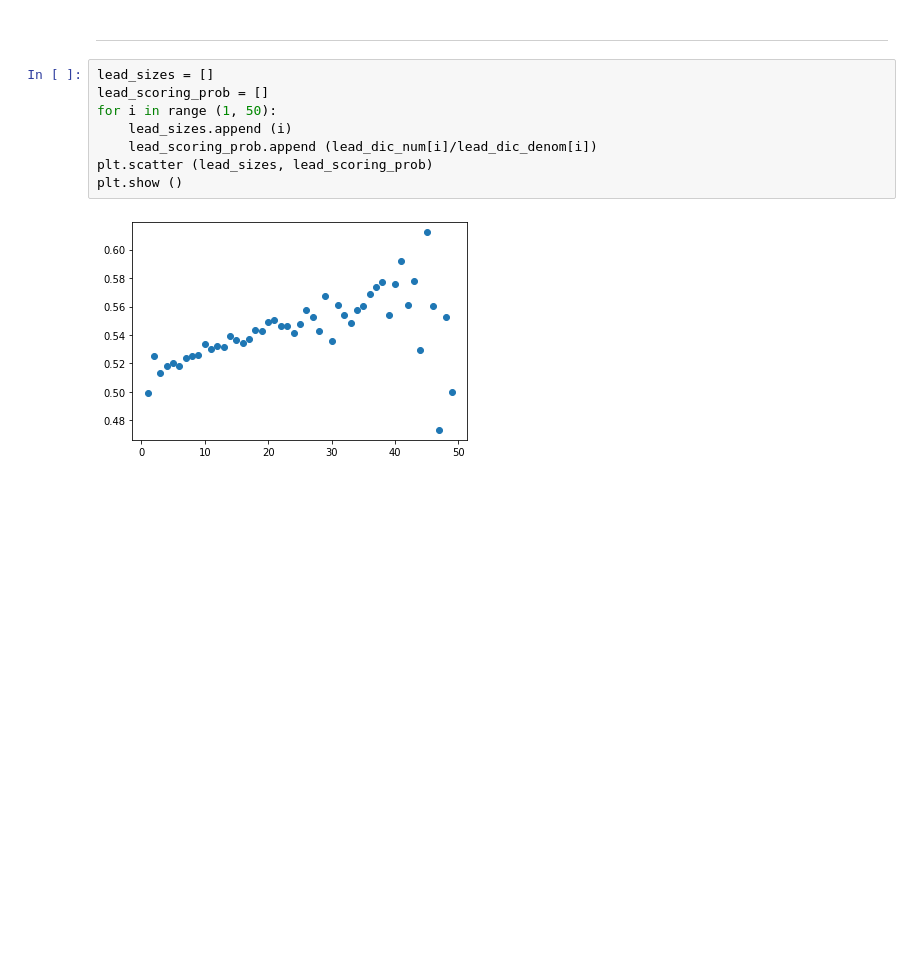
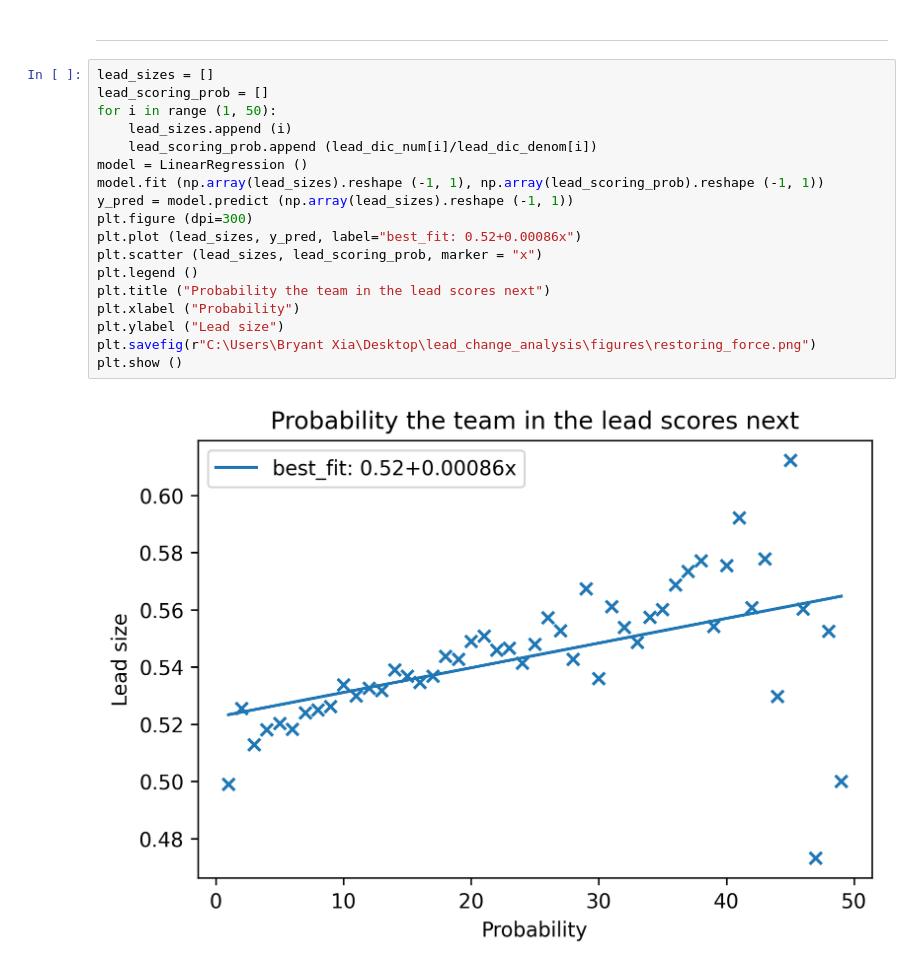
Before and after one commit to bryantx22/nba_random_walk, a Jupyter notebook: pbp_games/scoring_rate_and_dist.ipynb, the cells around one changed output. Drawn from its saved outputs; the diff is of its cells as text; blank space fills up the shorter version.

```diff
--- a/pbp_games/scoring_rate_and_dist.ipynb
+++ b/pbp_games/scoring_rate_and_dist.ipynb
@@ -357,13 +357,23 @@ print (lead_dic_denom)
 {1: 82469, 2: 88593, 3: 79119, 4: 72722, 5: 67312, 6: 61871, 7: 55677, 8: 51106, 9: 45749, 10: 41240, 11: 36730, 12: 33032, 13: 29466, 14: 26025, 15: 23356, 16: 20562, 17: 18099, 18: 16041, 19: 14059, ...
 # %% [markdown]
 ---
-# %%
-lead_sizes = []
-lead_scoring_prob = []
-for i in range (1, 50):
-    lead_sizes.append (i)
-    lead_scoring_prob.append (lead_dic_num[i]/lead_dic_denom[i])
-plt.scatter (lead_sizes, lead_scoring_prob)
-plt.show ()
-# %% [output]
-[figure, removed]
+# %%
+lead_sizes = []
+lead_scoring_prob = []
+for i in range (1, 50):
+    lead_sizes.append (i)
+    lead_scoring_prob.append (lead_dic_num[i]/lead_dic_denom[i])
+model = LinearRegression ()
+model.fit (np.array(lead_sizes).reshape (-1, 1), np.array(lead_scoring_prob).reshape (-1, 1))
+y_pred = model.predict (np.array(lead_sizes).reshape (-1, 1))
+plt.figure (dpi=300)
+plt.plot (lead_sizes, y_pred, label="best_fit: 0.52+0.00086x")
+plt.scatter (lead_sizes, lead_scoring_prob, marker = "x")
+plt.legend ()
+plt.title ("Probability the team in the lead scores next")
+plt.xlabel ("Probability")
+plt.ylabel ("Lead size")
+plt.savefig(r"C:\Users\Bryant Xia\Desktop\lead_change_analysis\figures\restoring_force.png")
+plt.show ()
+# %% [output]
+[figure, added]
```
Also changed, not shown: parts of 2 cells of this notebook, 1 other file.
